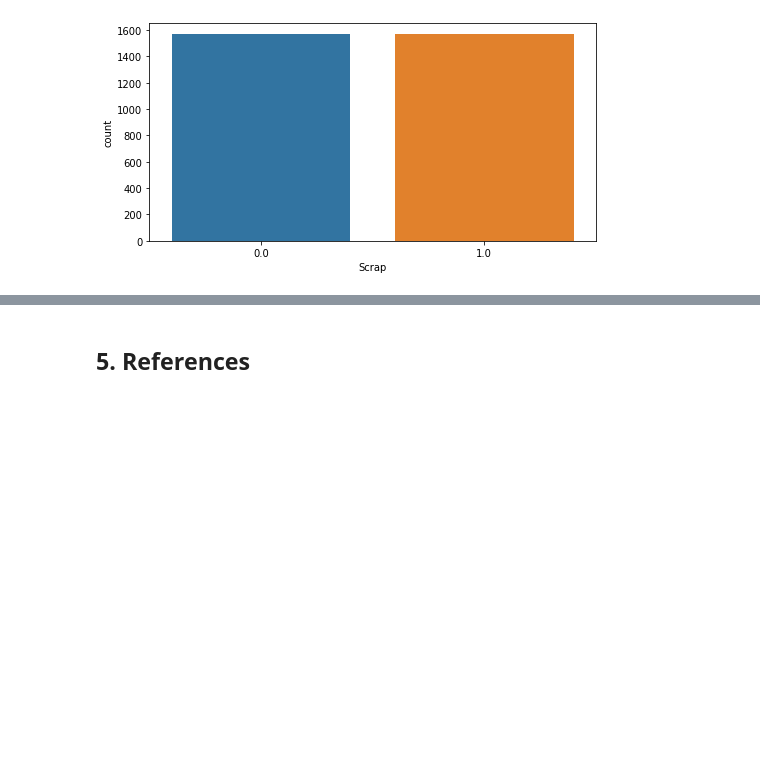
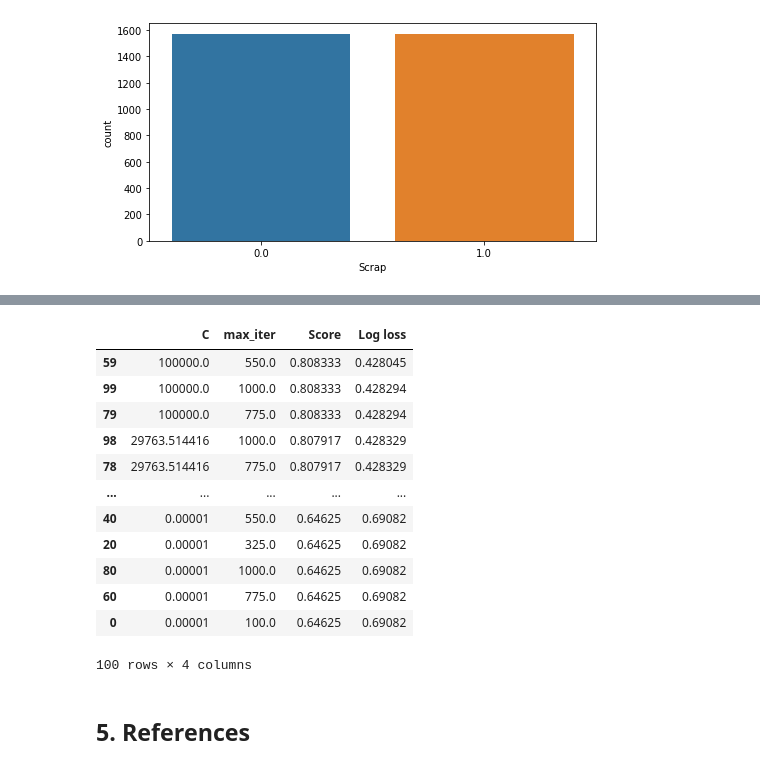
Before and after one commit to przemekbil/PfDA_2021_project, a Jupyter notebook: Project.ipynb, the cells around one changed output, grey strips where cells are left out. Cells and saved outputs as stored; diff of their text form; code cells hidden in the pictures; blank space fills up the shorter version.

```diff
--- a/Project.ipynb
+++ b/Project.ipynb
@@ -876,7 +882,7 @@ plt.show()
 # https://scikit-learn.org/stable/modules/generated/sklearn.linear_model.LogisticRegression.html
 
 # Initialize the logistic regression
-log_reg = LogisticRegression(solver = 'lbfgs')
+log_reg = LogisticRegression(solver = 'lbfgs', C=550.01)
 
 log_reg.fit(X_train_under, Y_train_under)
 # %% [output]
@@ -902,0 +925,26 @@ Y_train_under.sum()
+# %%
+%%time
+scores_df = pd.DataFrame(columns = ['C', 'max_iter','Score', 'Log loss'])
+scores = []
+Logarithmic_Loss = []
+
+i = 0
+
+for max_it in np.linspace(100,1000, 5):
+    for c in c_values:
+
+        scores_df.loc[i, 'C'] = c
+        scores_df.loc[i, 'max_iter'] = max_it
+
+        # Train the model using c value
+        log_reg = LogisticRegression( solver = 'lbfgs', C=c, max_iter=max_it)
+        log_reg.fit(X_train_under, Y_train_under)
+
+        # score the trained model
+        scores_df.loc[i, 'Score'] = log_reg.score(X_test, Y_test)
+
+        # calculate the logarithmic loss function
+        pred_proba_t = log_reg.predict_proba(X_test)
+        scores_df.loc[i, 'Log loss'] = log_loss(Y_test, pred_proba_t)
+
+        i+=1
@@ -903,3 +970,19 @@ Y_train_under.sum()
+# %%
+scores_df.sort_values(by='Log loss')
+# %% [output]
+|  | C | max_iter | Score | Log loss |
+| 59 | 100000.0 | 550.0 | 0.808333 | 0.428045 |
+| 99 | 100000.0 | 1000.0 | 0.808333 | 0.428294 |
+| 79 | 100000.0 | 775.0 | 0.808333 | 0.428294 |
+| 98 | 29763.514416 | 1000.0 | 0.807917 | 0.428329 |
+| 78 | 29763.514416 | 775.0 | 0.807917 | 0.428329 |
+| ... | ... | ... | ... | ... |
+| 40 | 0.00001 | 550.0 | 0.64625 | 0.69082 |
+| 20 | 0.00001 | 325.0 | 0.64625 | 0.69082 |
+| 80 | 0.00001 | 1000.0 | 0.64625 | 0.69082 |
+| 60 | 0.00001 | 775.0 | 0.64625 | 0.69082 |
+| 0 | 0.00001 | 100.0 | 0.64625 | 0.69082 |
+100 rows × 4 columns
 # %% [markdown]
 ## 5. References
 # %% [markdown]
```
Also changed, not shown: parts of 12 cells of this notebook.
